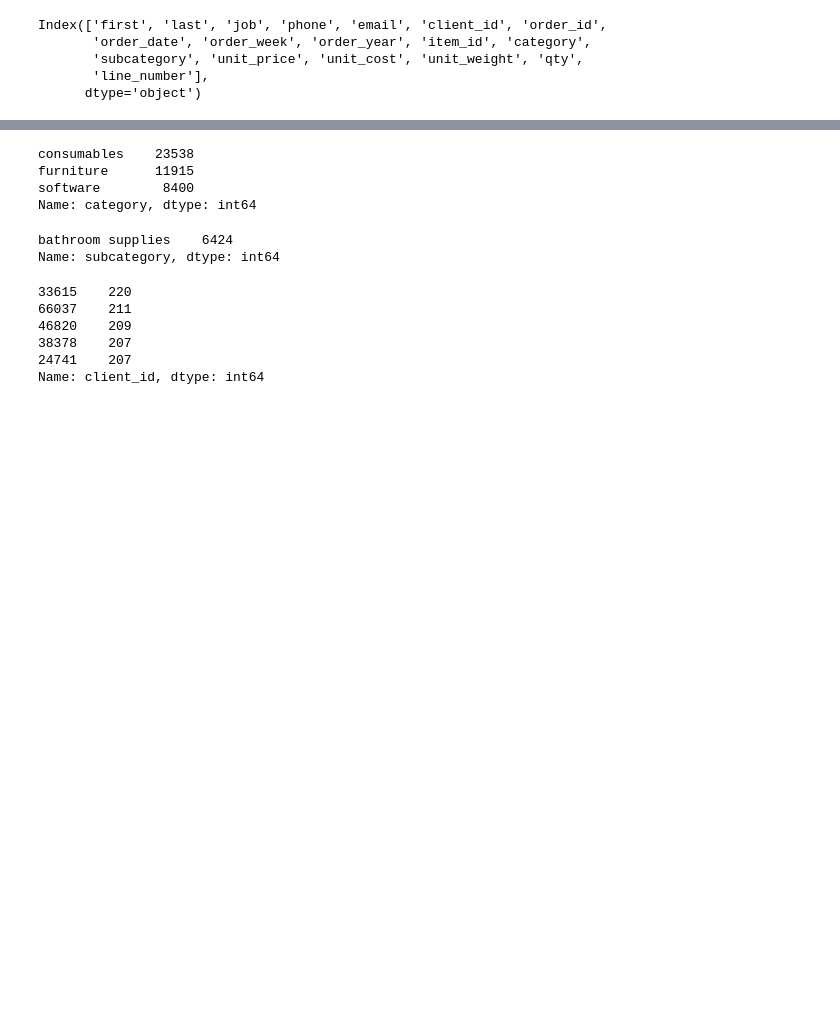
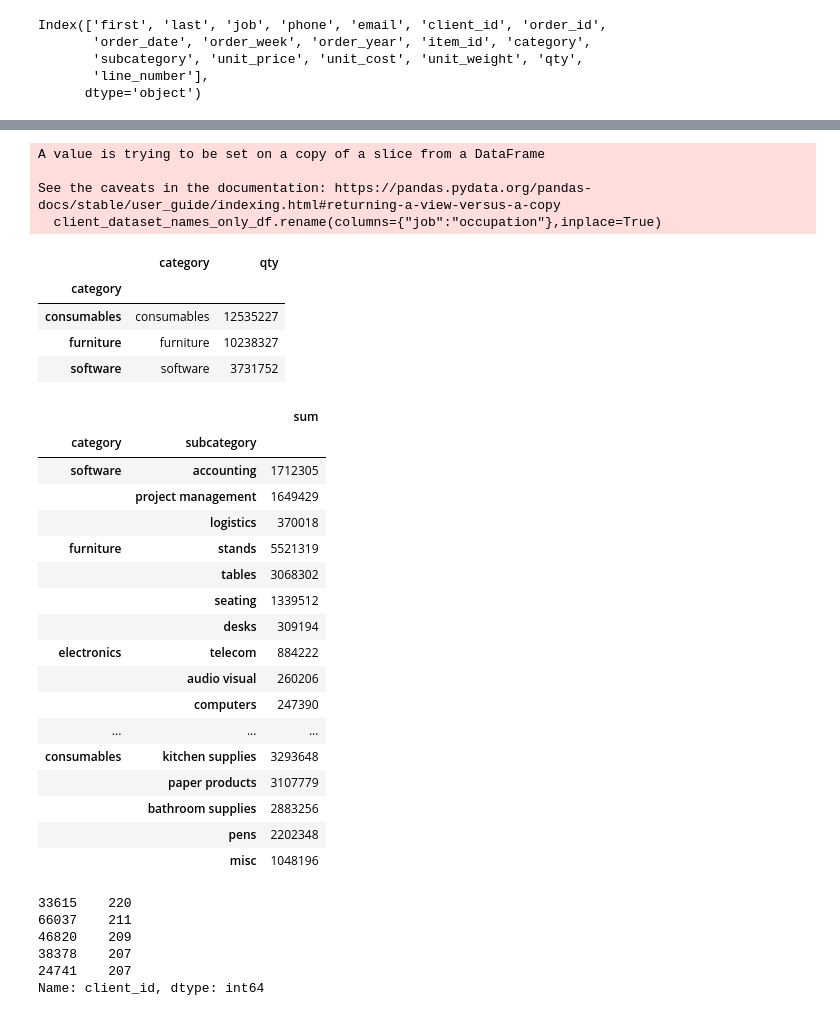
Before and after one commit to skiluvia/pandas-challenge-1, a Jupyter notebook: module_4_challenge.ipynb, the cells around one changed output, grey strips where cells are left out. Cells and saved outputs as stored; diff of their text form; code cells hidden in the pictures; blank space fills up the shorter version.

```diff
--- a/module_4_challenge.ipynb
+++ b/module_4_challenge.ipynb
@@ -39,30 +46,72 @@ df.describe()
 # Use this space to do any additional research
 # and familiarize yourself with the data.
 
-# Getting a subset of colummns (first,last,job,phone,email) and creating a new dataframe
-client_dataset_names_only_df = df[["first","last","phone","email"]]
+### Getting a subset of colummns (first,last,job,phone,email) and creating a new dataframe
+client_dataset_names_only_df = df[["first","last","job","phone","email"]]
 
-# Sorting the subset of that dataframe and remove duplicate rows
+### Rename (modify) job column to occupation (first,last,job,phone,email) in place.
+client_dataset_names_only_df.rename(columns={"job":"occupation"},inplace=True)
+
+### Sorting the subset of that dataframe and remove duplicate rows
 client_dataset_names_only_sorted_df = (client_dataset_names_only_df.sort_values(by=['first','last'])).drop_duplicates()
 
-# reset index inpace before writing to a file
+### reset index inpace before writing to a file
 client_dataset_names_only_sorted_df.reset_index(drop=True, inplace=True)
 
-# Write back the sorted list to a file
+### Write back the sorted list to a file
 client_dataset_names_only_sorted_df.to_csv('Resources/client_dataset_names_only.csv')
+# %% [output]
+A value is trying to be set on a copy of a slice from a DataFrame
+
+See the caveats in the documentation: https://pandas.pydata.org/pandas-docs/stable/user_guide/indexing.html#returning-a-view-versus-a-copy
+  client_dataset_names_only_df.rename(columns={"job":"occupation"},inplace=True)
 # %%
 # What three item categories had the most entries?
+
+### Define how to aggregate
+agg_functions = {'category':'first', 'qty':'sum'}
+### Create a new dataframe by combining rows with same column values, hence category
+three_item_categories_df = df.groupby(df['category']).aggregate(agg_functions)
+### Sort and print three items categories with the most entries
+(three_item_categories_df.sort_values(by=['qty'],ascending=False)).head(3)
 # %% [output]
-consumables    23538
-furniture      11915
-software        8400
-Name: category, dtype: int64
+|  | category | qty |
+| category |  |  |
+| consumables | consumables | 12535227 |
+| furniture | furniture | 10238327 |
+| software | software | 3731752 |
 # %%
 # For the category with the most entries,
 # which subcategory had the most entries?
+
+### Define how to aggregate
+#agg_functions = {'category':'first','subcategory':'second',  'qty':'sum'}
+### Create a new dataframe by combining rows with same column values, hence category
+###three_item_categories1_df = df.groupby(['category','subcategory'])['qty'].sum()            #.aggregate(agg_functions)
+three_item_categories1_df = df.groupby(['category','subcategory'])['qty'].agg(['sum'])            #.aggregate(agg_functions)
+
+three_item_categories1_df.sort_values(by=['category','sum','subcategory'],ascending=False)
+### Sort and print three items categories with the most entries
+###(three_item_categories1_df.sort_values(by=['qty'],ascending=False)).head(3)
 # %% [output]
-bathroom supplies    6424
-Name: subcategory, dtype: int64
+|  |  | sum |
+| category | subcategory |  |
+| software | accounting | 1712305 |
+|  | project management | 1649429 |
+|  | logistics | 370018 |
+| furniture | stands | 5521319 |
+|  | tables | 3068302 |
+|  | seating | 1339512 |
+|  | desks | 309194 |
+| electronics | telecom | 884222 |
+|  | audio visual | 260206 |
+|  | computers | 247390 |
+| ... | ... | ... |
+| consumables | kitchen supplies | 3293648 |
+|  | paper products | 3107779 |
+|  | bathroom supplies | 2883256 |
+|  | pens | 2202348 |
+|  | misc | 1048196 |
 # %%
 # Which five clients had the most entries in the data?
 # %% [output]
```
Also changed, not shown: parts of 1 cell of this notebook, 1 other file.
